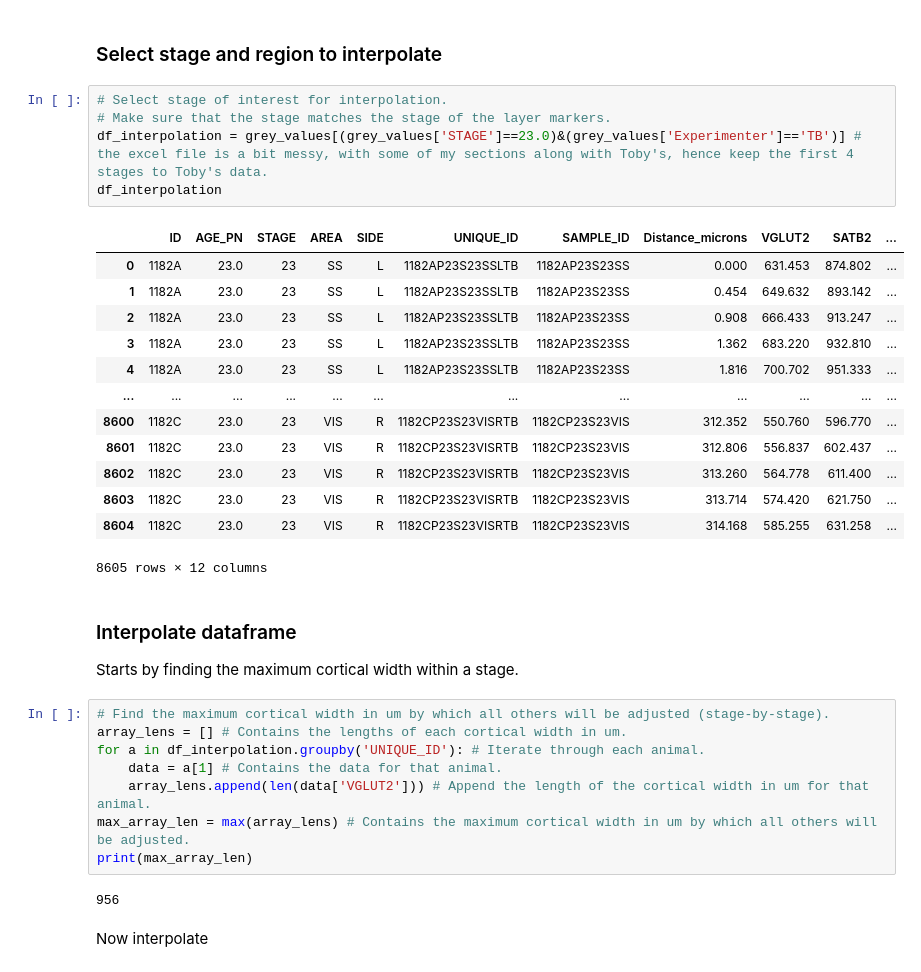
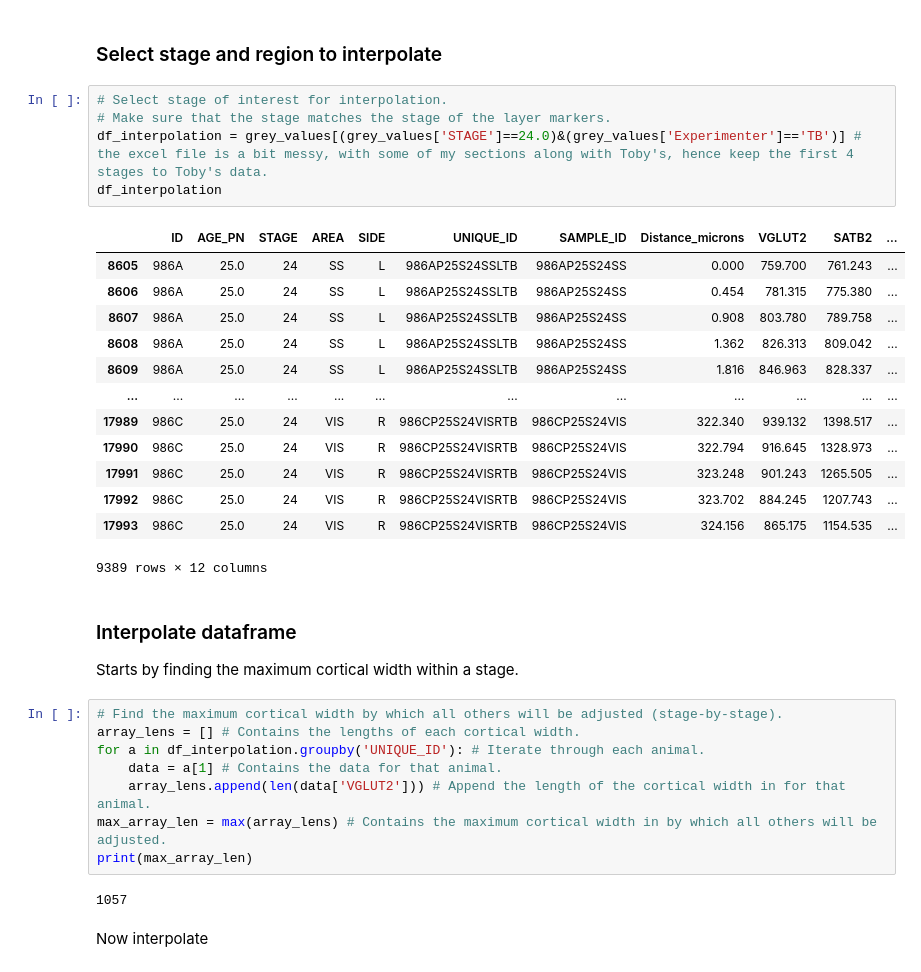
Before and after one commit to Fenlon-Suarez-Lab/histology-analyses, a Jupyter notebook: Suarez-VGLUT2-2023/VGLUT2-analysis-notebook.ipynb, the cells around one changed output. Cells and saved outputs as stored; diff of their text form.

```diff
--- a/Suarez-VGLUT2-2023/VGLUT2-analysis-notebook.ipynb
+++ b/Suarez-VGLUT2-2023/VGLUT2-analysis-notebook.ipynb
@@ -220,35 +218,35 @@ grey_values.head()
 # %%
 # Select stage of interest for interpolation.
 # Make sure that the stage matches the stage of the layer markers.
-df_interpolation = grey_values[(grey_values['STAGE']==23.0)&(grey_values['Experimenter']=='TB')] # the excel file is a bit messy, with some of my sections along with Toby's, hence keep the first 4 stages to Toby's data.
+df_interpolation = grey_values[(grey_values['STAGE']==24.0)&(grey_values['Experimenter']=='TB')] # the excel file is a bit messy, with some of my sections along with Toby's, hence keep the first 4 stages to Toby's data.
 df_interpolation
 # %% [output]
 |  | ID | AGE_PN | STAGE | AREA | SIDE | UNIQUE_ID | SAMPLE_ID | Distance_microns | VGLUT2 | SATB2 | ... |
-| 0 | 1182A | 23.0 | 23 | SS | L | 1182AP23S23SSLTB | 1182AP23S23SS | 0.000 | 631.453 | 874.802 | ... |
-| 1 | 1182A | 23.0 | 23 | SS | L | 1182AP23S23SSLTB | 1182AP23S23SS | 0.454 | 649.632 | 893.142 | ... |
-| 2 | 1182A | 23.0 | 23 | SS | L | 1182AP23S23SSLTB | 1182AP23S23SS | 0.908 | 666.433 | 913.247 | ... |
-| 3 | 1182A | 23.0 | 23 | SS | L | 1182AP23S23SSLTB | 1182AP23S23SS | 1.362 | 683.220 | 932.810 | ... |
-| 4 | 1182A | 23.0 | 23 | SS | L | 1182AP23S23SSLTB | 1182AP23S23SS | 1.816 | 700.702 | 951.333 | ... |
+| 8605 | 986A | 25.0 | 24 | SS | L | 986AP25S24SSLTB | 986AP25S24SS | 0.000 | 759.700 | 761.243 | ... |
+| 8606 | 986A | 25.0 | 24 | SS | L | 986AP25S24SSLTB | 986AP25S24SS | 0.454 | 781.315 | 775.380 | ... |
+| 8607 | 986A | 25.0 | 24 | SS | L | 986AP25S24SSLTB | 986AP25S24SS | 0.908 | 803.780 | 789.758 | ... |
+| 8608 | 986A | 25.0 | 24 | SS | L | 986AP25S24SSLTB | 986AP25S24SS | 1.362 | 826.313 | 809.042 | ... |
+| 8609 | 986A | 25.0 | 24 | SS | L | 986AP25S24SSLTB | 986AP25S24SS | 1.816 | 846.963 | 828.337 | ... |
 | ... | ... | ... | ... | ... | ... | ... | ... | ... | ... | ... | ... |
-| 8600 | 1182C | 23.0 | 23 | VIS | R | 1182CP23S23VISRTB | 1182CP23S23VIS | 312.352 | 550.760 | 596.770 | ... |
-| 8601 | 1182C | 23.0 | 23 | VIS | R | 1182CP23S23VISRTB | 1182CP23S23VIS | 312.806 | 556.837 | 602.437 | ... |
-| 8602 | 1182C | 23.0 | 23 | VIS | R | 1182CP23S23VISRTB | 1182CP23S23VIS | 313.260 | 564.778 | 611.400 | ... |
-| 8603 | 1182C | 23.0 | 23 | VIS | R | 1182CP23S23VISRTB | 1182CP23S23VIS | 313.714 | 574.420 | 621.750 | ... |
-| 8604 | 1182C | 23.0 | 23 | VIS | R | 1182CP23S23VISRTB | 1182CP23S23VIS | 314.168 | 585.255 | 631.258 | ... |
+| 17989 | 986C | 25.0 | 24 | VIS | R | 986CP25S24VISRTB | 986CP25S24VIS | 322.340 | 939.132 | 1398.517 | ... |
+| 17990 | 986C | 25.0 | 24 | VIS | R | 986CP25S24VISRTB | 986CP25S24VIS | 322.794 | 916.645 | 1328.973 | ... |
+| 17991 | 986C | 25.0 | 24 | VIS | R | 986CP25S24VISRTB | 986CP25S24VIS | 323.248 | 901.243 | 1265.505 | ... |
+| 17992 | 986C | 25.0 | 24 | VIS | R | 986CP25S24VISRTB | 986CP25S24VIS | 323.702 | 884.245 | 1207.743 | ... |
+| 17993 | 986C | 25.0 | 24 | VIS | R | 986CP25S24VISRTB | 986CP25S24VIS | 324.156 | 865.175 | 1154.535 | ... |
-8605 rows × 12 columns
+9389 rows × 12 columns
 # %% [markdown]
 ### Interpolate dataframe
 Starts by finding the maximum cortical width within a stage.
 # %%
-# Find the maximum cortical width in um by which all others will be adjusted (stage-by-stage).
-array_lens = [] # Contains the lengths of each cortical width in um.
+# Find the maximum cortical width by which all others will be adjusted (stage-by-stage).
+array_lens = [] # Contains the lengths of each cortical width.
 for a in df_interpolation.groupby('UNIQUE_ID'): # Iterate through each animal.
     data = a[1] # Contains the data for that animal.
-    array_lens.append(len(data['VGLUT2'])) # Append the length of the cortical width in um for that animal.
-max_array_len = max(array_lens) # Contains the maximum cortical width in um by which all others will be adjusted.
+    array_lens.append(len(data['VGLUT2'])) # Append the length of the cortical width in for that animal.
+max_array_len = max(array_lens) # Contains the maximum cortical width in by which all others will be adjusted.
 print(max_array_len)
 # %% [output]
-956
+1057
 # %% [markdown]
 Now interpolate
 # %%
```
Also changed, not shown: parts of 11 cells of this notebook, 3 other files.
